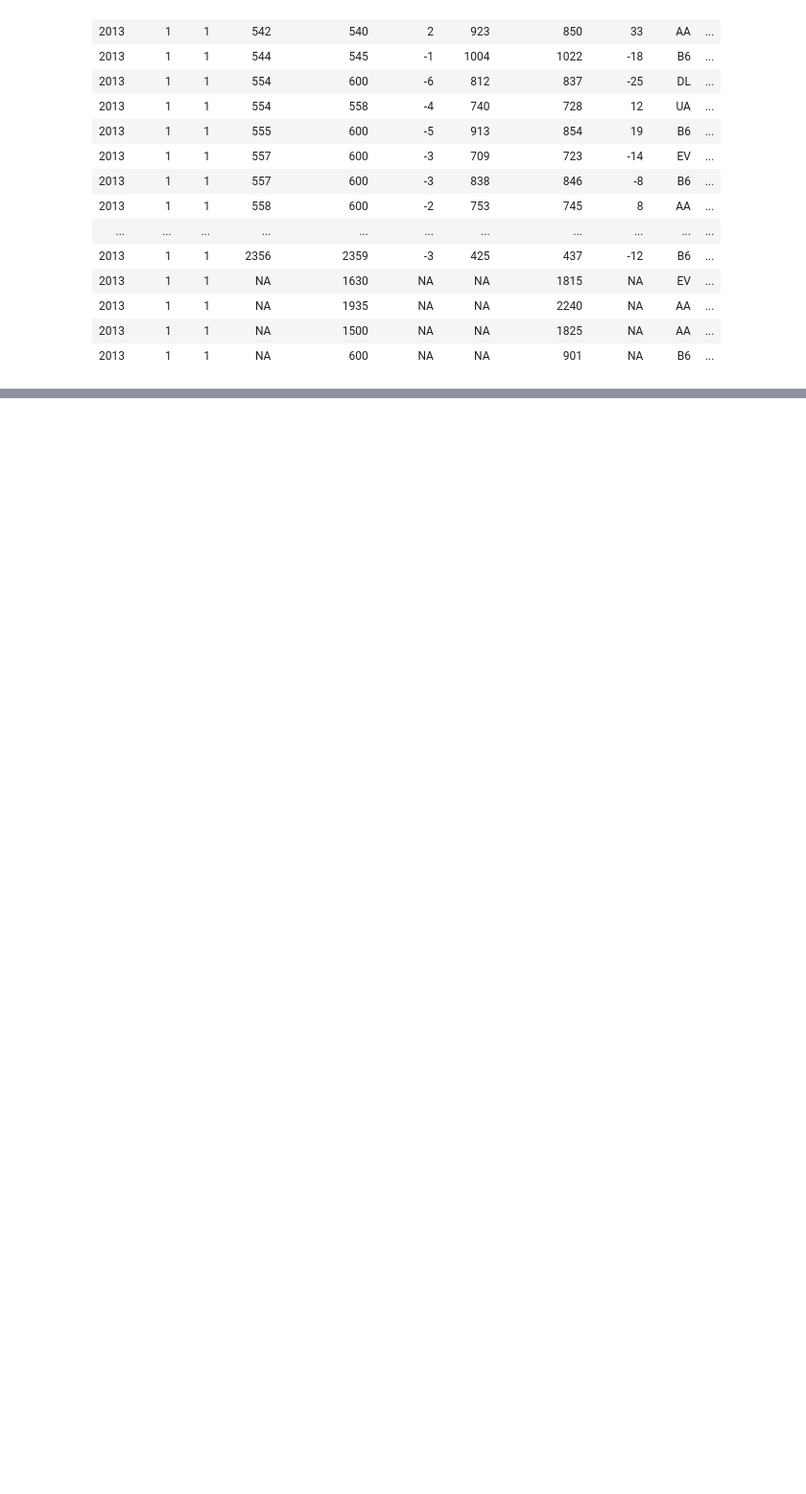
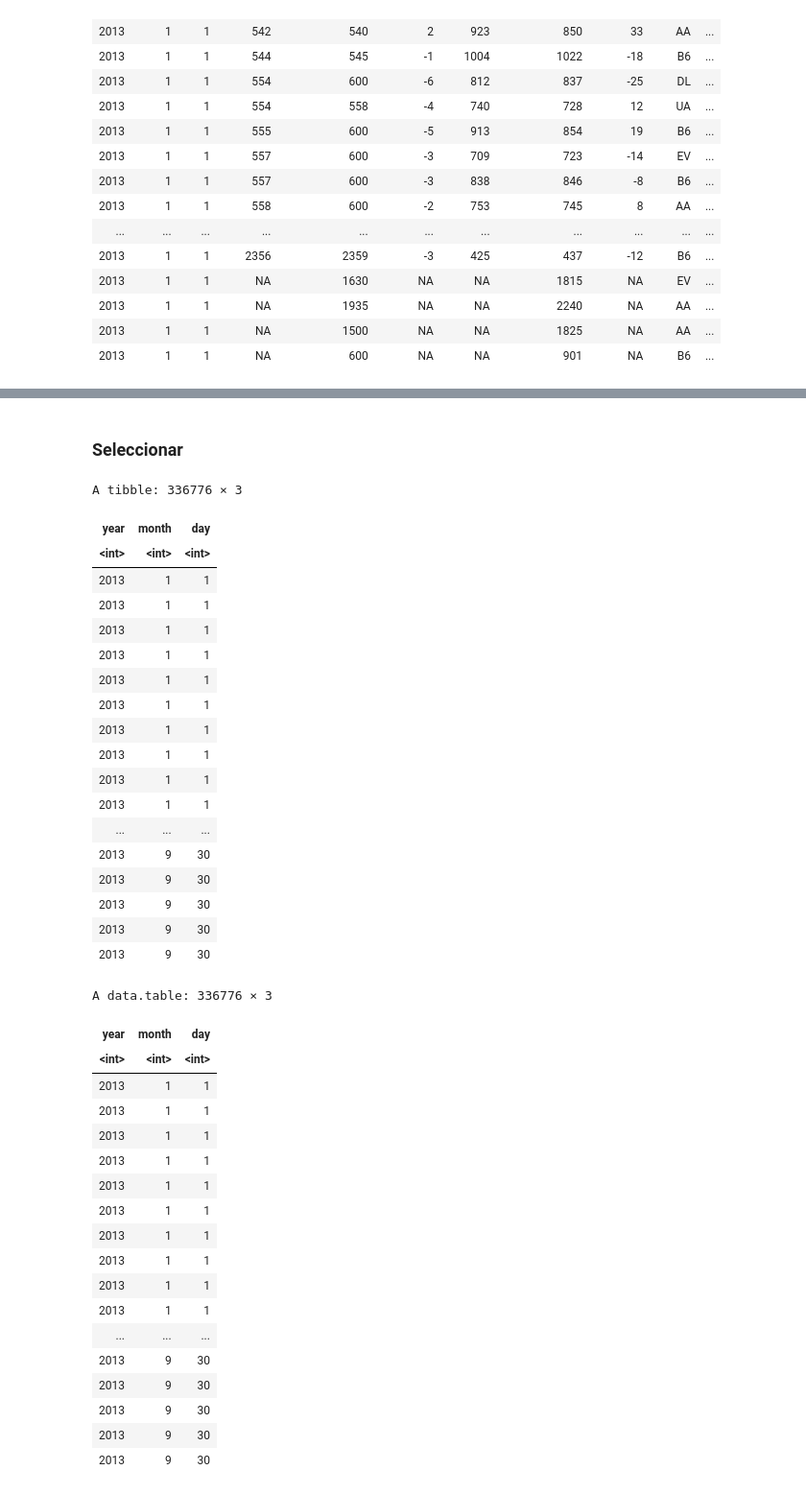
Before and after one commit to ednavivianasegura/ERAP_Curso_R, a Jupyter notebook: ERAP_R_Course.ipynb, the cells around one changed output, grey strips where cells are left out. Shown at 96% size. Cells and saved outputs as stored; diff of their text form; code cells hidden in the pictures; blank space fills up the shorter version.

```diff
--- a/ERAP_R_Course.ipynb
+++ b/ERAP_R_Course.ipynb
@@ -3384,0 +3481,48 @@ A data.table: 842 × 19
+# %% [markdown]
+### Seleccionar
+# %%
+#Dplyr
+select(flights,year, month, day)
+#data.table:
+flights_dt[, .(year, month, day)]
+# data.table requiere que las columnas se especifiquen
+# con . antes de ()
+# %% [output]
+A tibble: 336776 × 3
+| year | month | day |
+| <int> | <int> | <int> |
+| 2013 | 1 | 1 |
+| 2013 | 1 | 1 |
+| 2013 | 1 | 1 |
+| 2013 | 1 | 1 |
+| 2013 | 1 | 1 |
+| 2013 | 1 | 1 |
+| 2013 | 1 | 1 |
+| 2013 | 1 | 1 |
+| 2013 | 1 | 1 |
+| 2013 | 1 | 1 |
+| ... | ... | ... |
+| 2013 | 9 | 30 |
+| 2013 | 9 | 30 |
+| 2013 | 9 | 30 |
+| 2013 | 9 | 30 |
+| 2013 | 9 | 30 |
+A data.table: 336776 × 3
+| year | month | day |
+| <int> | <int> | <int> |
+| 2013 | 1 | 1 |
+| 2013 | 1 | 1 |
+| 2013 | 1 | 1 |
+| 2013 | 1 | 1 |
+| 2013 | 1 | 1 |
+| 2013 | 1 | 1 |
+| 2013 | 1 | 1 |
+| 2013 | 1 | 1 |
+| 2013 | 1 | 1 |
+| 2013 | 1 | 1 |
+| ... | ... | ... |
+| 2013 | 9 | 30 |
+| 2013 | 9 | 30 |
+| 2013 | 9 | 30 |
+| 2013 | 9 | 30 |
+| 2013 | 9 | 30 |
```
Also changed, not shown: parts of 22 cells of this notebook.
